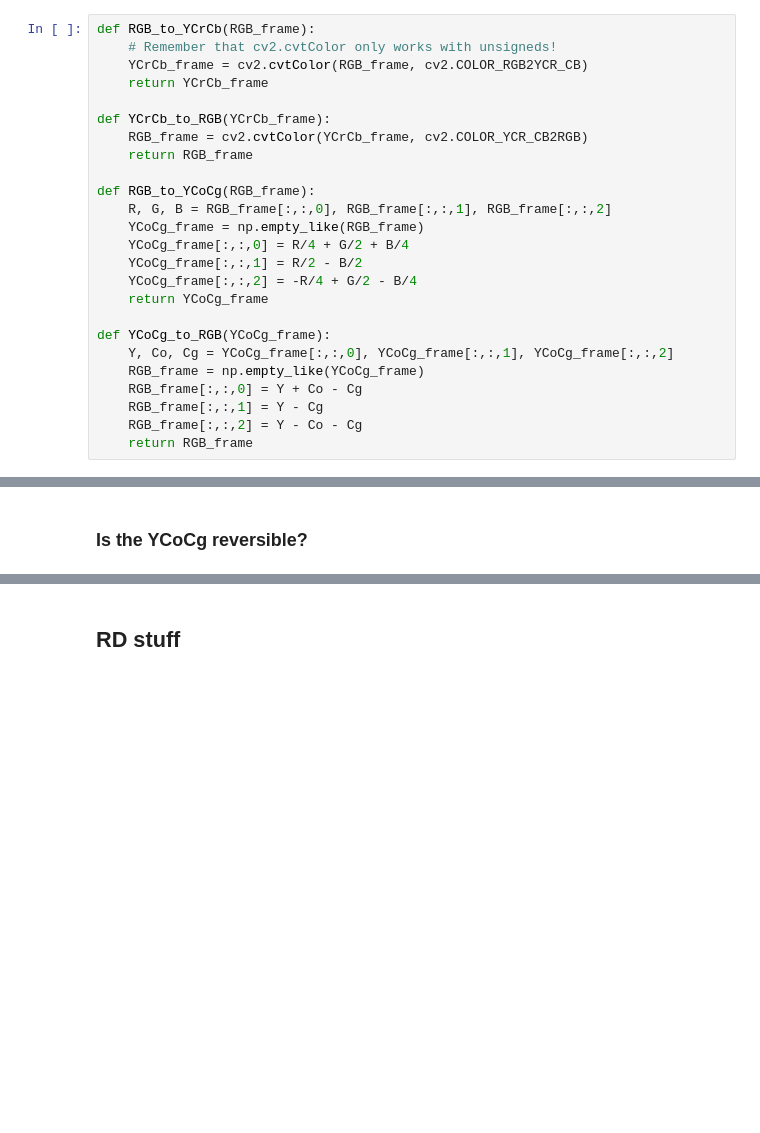
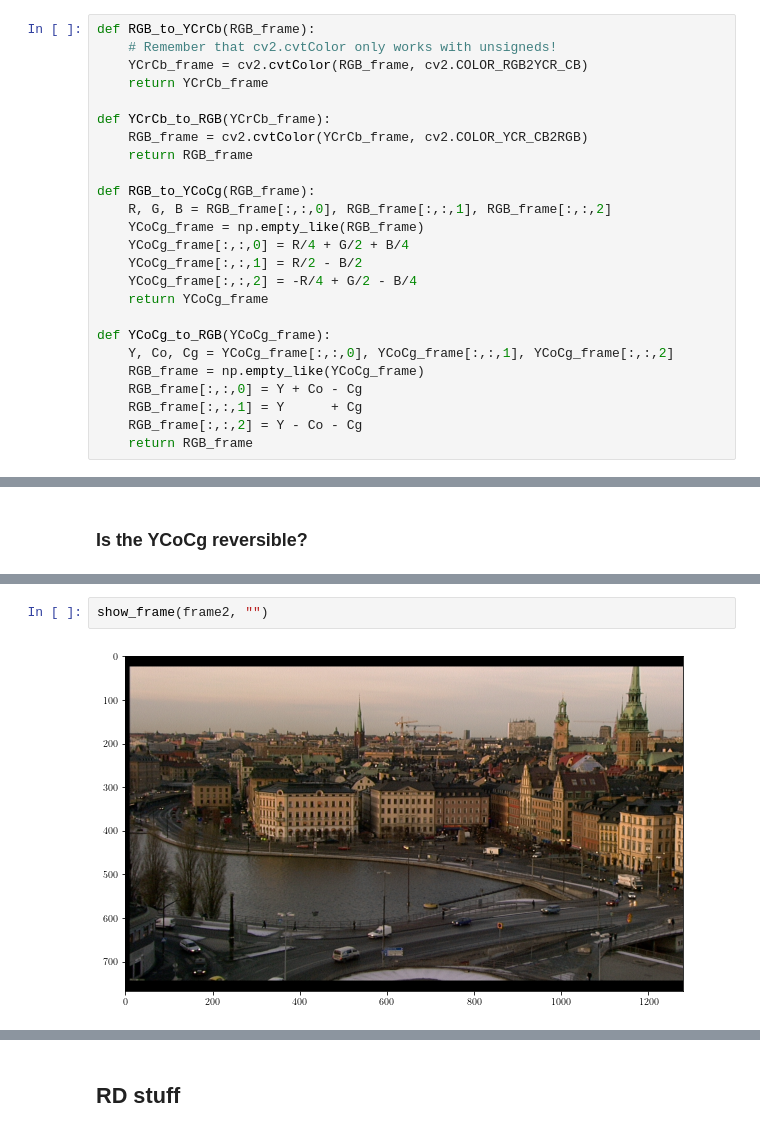
Before and after one commit to Sistemas-Multimedia/Sistemas-Multimedia.github.io, a Jupyter notebook: study_guide/06-color_transform/performance.ipynb, the cells around one changed output, grey strips where cells are left out. Drawn from its saved outputs; the diff is of its cells as text; blank space fills up the shorter version.

```diff
--- a/study_guide/06-color_transform/performance.ipynb
+++ b/study_guide/06-color_transform/performance.ipynb
@@ -105,7 +115,7 @@ def YCoCg_to_RGB(YCoCg_frame):
     Y, Co, Cg = YCoCg_frame[:,:,0], YCoCg_frame[:,:,1], YCoCg_frame[:,:,2]
     RGB_frame = np.empty_like(YCoCg_frame)
     RGB_frame[:,:,0] = Y + Co - Cg
-    RGB_frame[:,:,1] = Y - Cg
+    RGB_frame[:,:,1] = Y      + Cg
     RGB_frame[:,:,2] = Y - Co - Cg
     return RGB_frame
 # %% [markdown]
@@ -133,2 +159,6 @@ print(YCoCg.max(), YCoCg.min(), np.average(YCoCg))
+# %%
+show_frame(frame2, "")
+# %% [output]
+[figure, added]
 # %%
 show_gray_frame(YCoCg[:,:,0], fn + "(Y component)")
```
Also changed, not shown: parts of 28 cells of this notebook, 3 other files.
